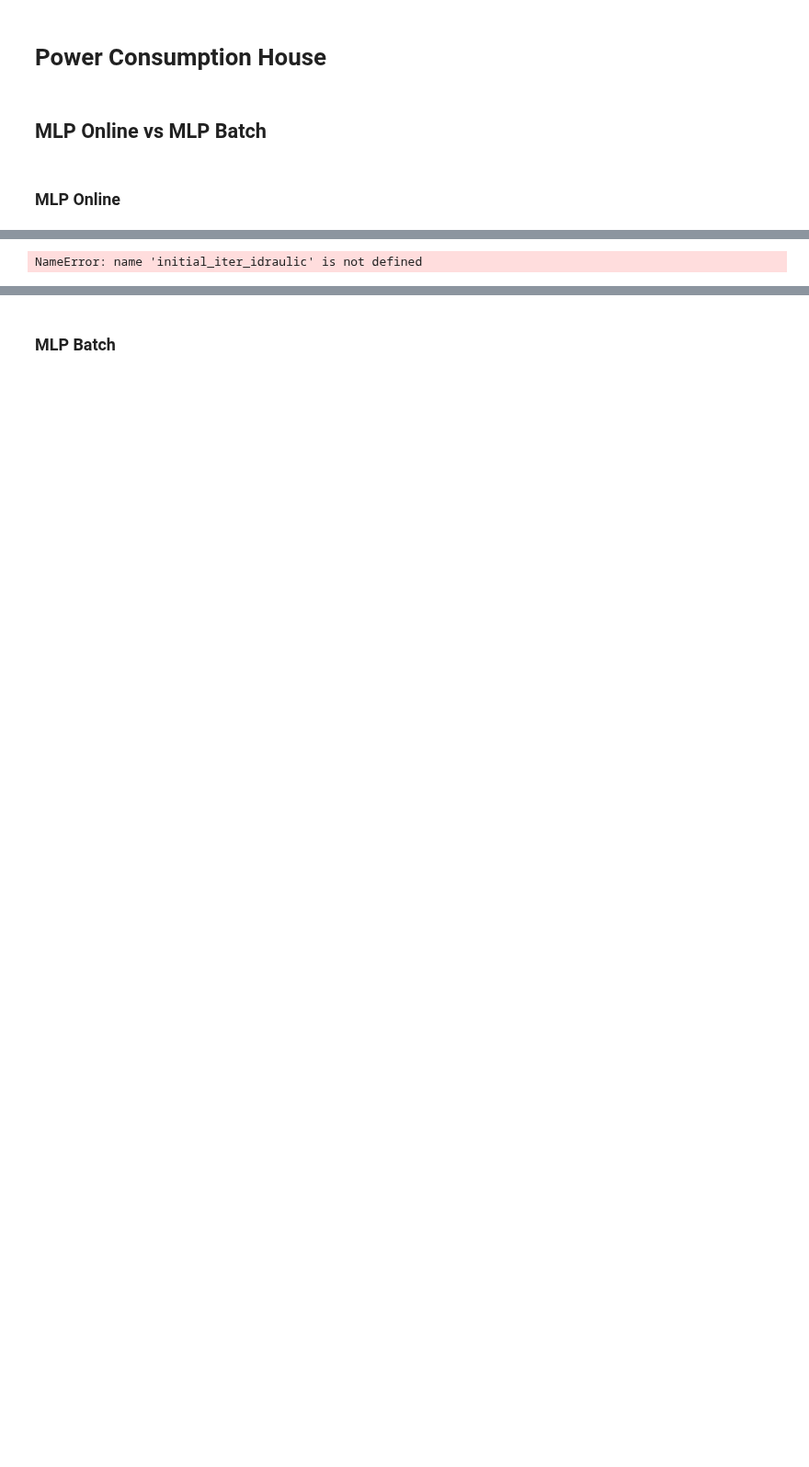
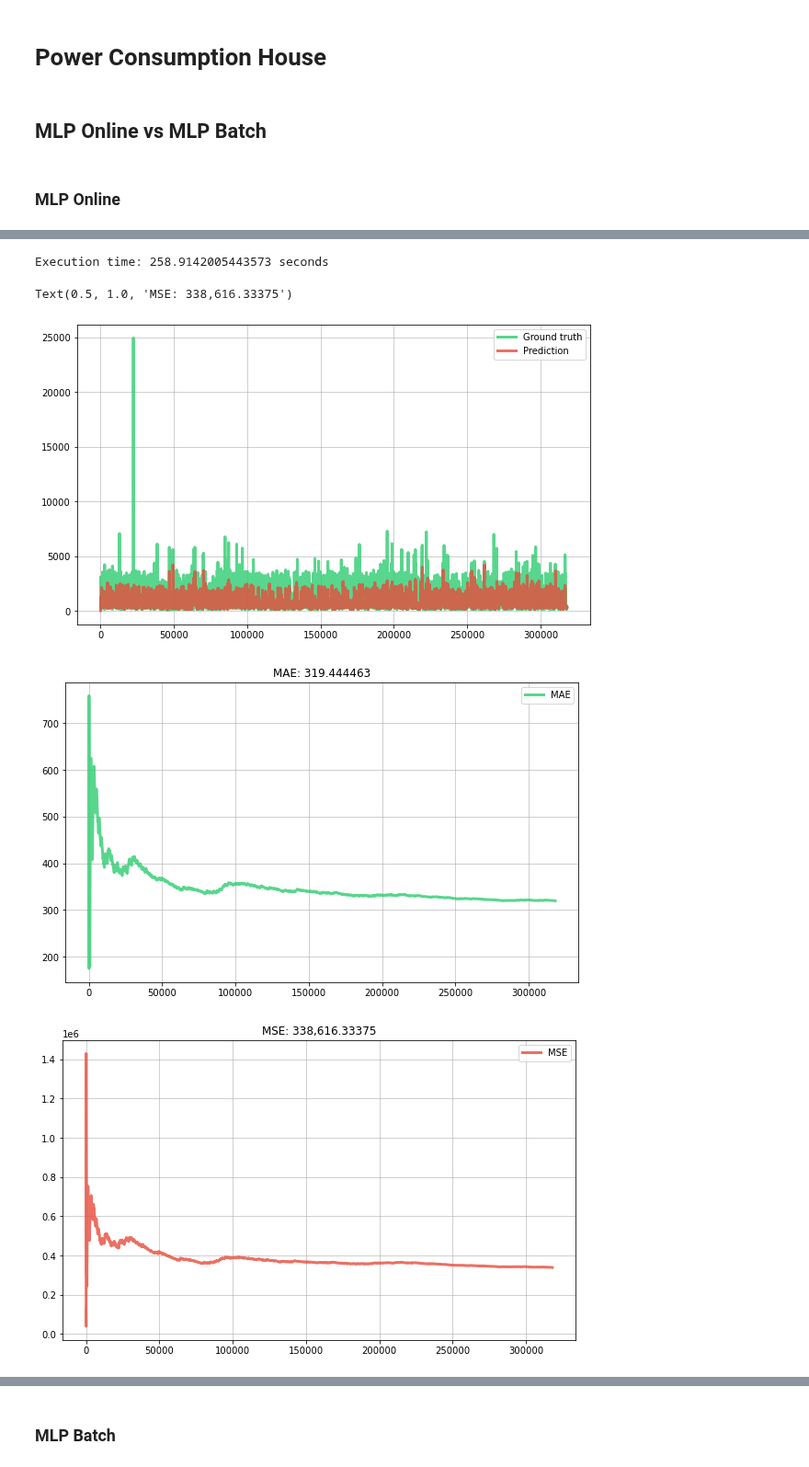
Before and after one commit to giodefa96/Script_Tesi_new, a Jupyter notebook: Risultati Finali/PowerConsuptionHouse.ipynb, the cells around one changed output, grey strips where cells are left out. Shown at 92% size. Drawn from its saved outputs; the diff is of its cells as text; code cells hidden in the pictures; blank space fills up the shorter version.

```diff
--- a/Risultati Finali/PowerConsuptionHouse.ipynb
+++ b/Risultati Finali/PowerConsuptionHouse.ipynb
@@ -101,27 +119,28 @@ y_preds_ml_online = []
 metrics_MAE_ml_online = []
 metrics_MSE_ml_online = []
 
-X_y = initial_iter_idraulic()
+X_y = initial_iter_twe()
 
 model = compose.Select()
 model |= (
        preprocessing.StandardScaler() |
        neural_net.MLPRegressor(
-              hidden_dims=(8, 16),
+              hidden_dims=(16, 32, 64),
               activations=(
+                     neural_net.activations.ReLU,
                      neural_net.activations.ReLU,
                      neural_net.activations.ReLU,
                      neural_net.activations.Identity
               ),
-              optimizer=optim.SGD(0.5),
-
+              optimizer=optim.SGD()
        )
 )
+
 
 # get the start time
 st = time.time()
 
-for i in tqdm(range(0,8496)):  #8496
+for i in tqdm(range(0,318000)):  #318000
        x, y = next(X_y)
        # Obtain the prior prediction and update the model in one go
        y_pred = model.predict_one(x)
@@ -134,35 +153,39 @@ for i in tqdm(range(0,8496)):  #8496
        metrics_MSE_ml_online.append(metric_mse_ml_online.get())
 
        # Store the true value and the prediction
-       dates_ml_online.append(x['date'])
+       dates_ml_online.append(i)
        y_trues_ml_online.append(y)
        y_preds_ml_online.append(y_pred)
 
 et = time.time()
 
 # get the execution time
 elapsed_time = et - st
 print('Execution time:', elapsed_time, 'seconds')
 
 # Plot the results
 fig, ax = plt.subplots(figsize=(10, 6))
 ax.grid(alpha=0.75)
 ax.plot(dates_ml_online, y_trues_ml_online, lw=3, color='#2ecc71', alpha=0.8, label='Ground truth')
 ax.plot(dates_ml_online, y_preds_ml_online, lw=3, color='#e74c3c', alpha=0.8, label='Prediction')
 ax.legend()
 
 fig, ax = plt.subplots(figsize=(10, 6))
 ax.grid(alpha=0.75)
 ax.plot(dates_ml_online, metrics_MAE_ml_online, lw=3, color='#2ecc71', alpha=0.8, label='MAE')
 ax.legend()
 ax.set_title(metric_mae_ml_online)
 
 
 fig, ax = plt.subplots(figsize=(10, 6))
 ax.grid(alpha=0.75)
 ax.plot(dates_ml_online, metrics_MSE_ml_online, lw=3, color='#e74c3c', alpha=0.8, label='MSE')
 ax.legend()
 ax.set_title(metric_mse_ml_online)
 # %% [output]
-NameError: name 'initial_iter_idraulic' is not defined
+Execution time: 258.9142005443573 seconds
+Text(0.5, 1.0, 'MSE: 338,616.33375')
+[figure, added]
+[figure, added]
+[figure, added]
 # %%
```
Also changed, not shown: parts of 55 cells of this notebook.
